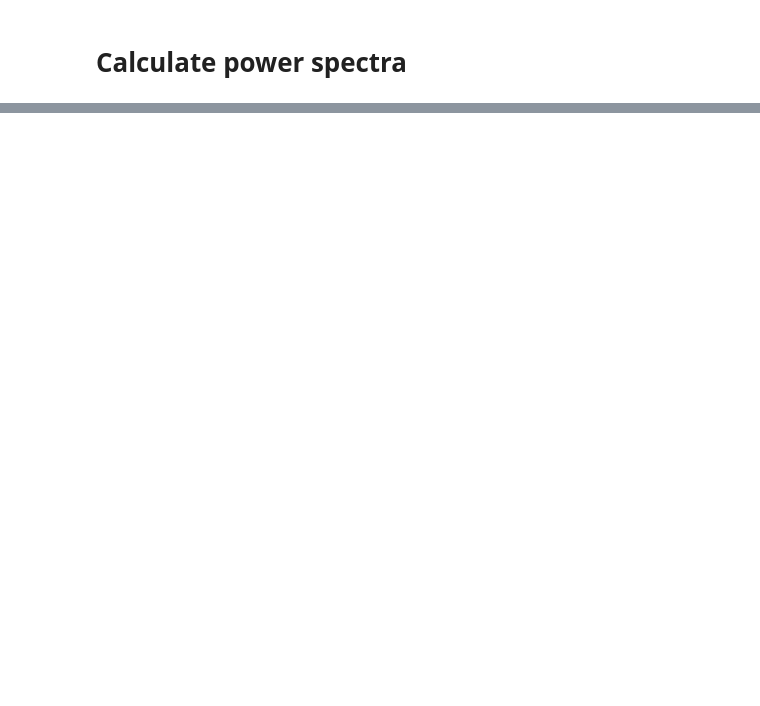
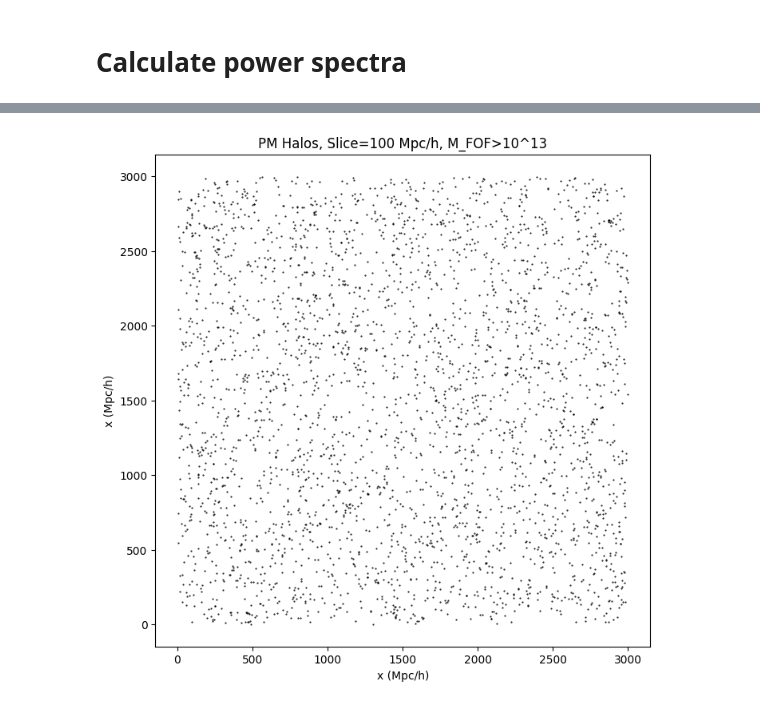
Before and after one commit to maho3/ltu-cmass, a Jupyter notebook: workspace.ipynb, the cells around one changed output, grey strips where cells are left out. Cells and saved outputs as stored; diff of their text form; code cells hidden in the pictures; blank space fills up the shorter version.

```diff
--- a/workspace.ipynb
+++ b/workspace.ipynb
@@ -193,0 +552,11 @@ simbig: https://github.com/changhoonhahn/simbig/blob/52e381d4fb82417dc9dbac0188b
+# %%
+# clean sample
+mask = (f['Position']>0) & (f['Position']<3000)
+mask = mask.all(axis=-1)
+f = f[mask]
+# %%
+# calculate masses from particle counts
+mp = float(f.attrs['M0'] * 1e10)
+Ms = mp*f['Length']
+f['Mass'] = Ms
+f.attrs['BoxSize'] = (3000,3000,3000)
@@ -193,0 +591,18 @@ simbig: https://github.com/changhoonhahn/simbig/blob/52e381d4fb82417dc9dbac0188b
+# %%
+# plot PM Halos
+mask = np.random.rand(len(f))<0.01
+mask = mask & (f['Mass']>=10**(theta_hod['logMmin']))
+pos = f['Position'][mask]
+
+mask = pos[:,-1]<100
+pos = pos[mask]
+pos = np.array(pos)
+
+fig,ax = plt.subplots(1,1, figsize=(8,8))
+ax.plot(*(pos[:,:-1].T),'k.', alpha=1, markersize=1)
+ax.set_xlabel('x (Mpc/h)')
+ax.set_ylabel('x (Mpc/h)')
+ax.set_title('PM Halos, Slice=100 Mpc/h, M_FOF>10^13')
+fig.savefig('images/pm_comoving.jpg', bbox_inches='tight', dpi=400)
+# %% [output]
+[figure, added]
```
Also changed, not shown: parts of 60 cells of this notebook, 8 other files.
